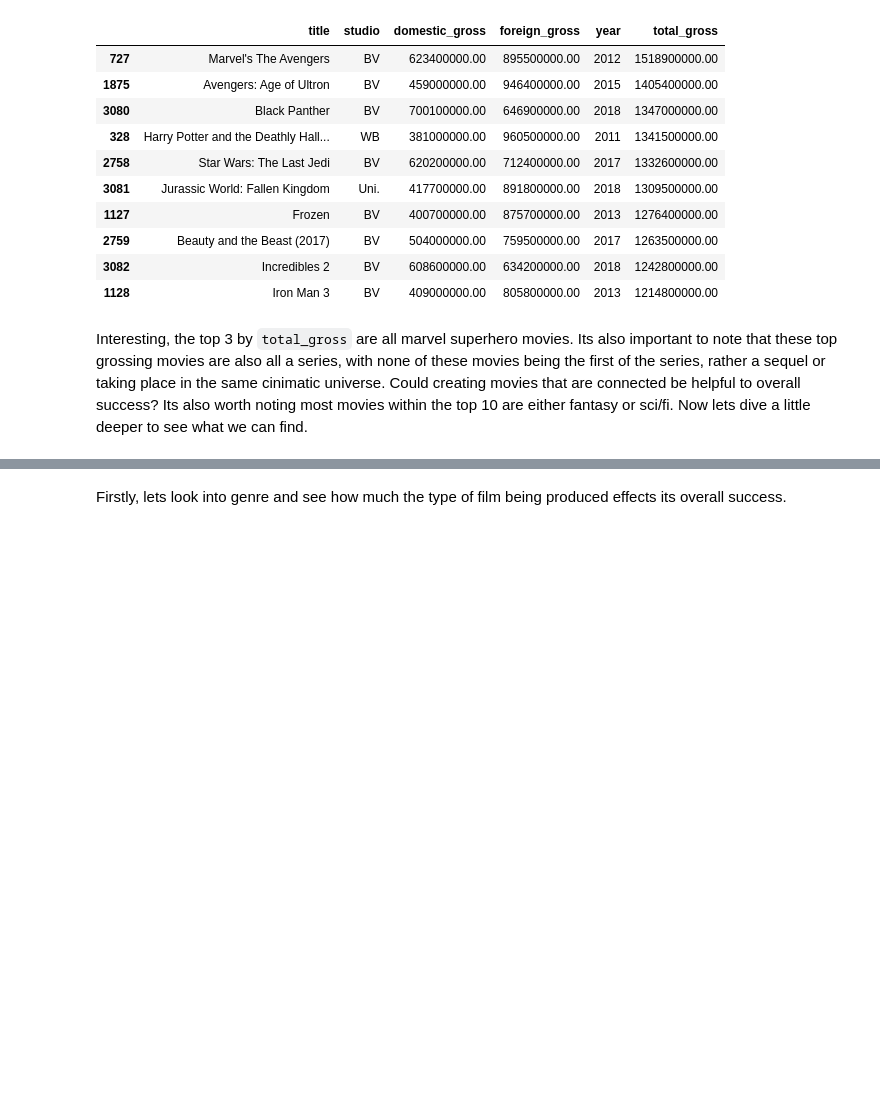
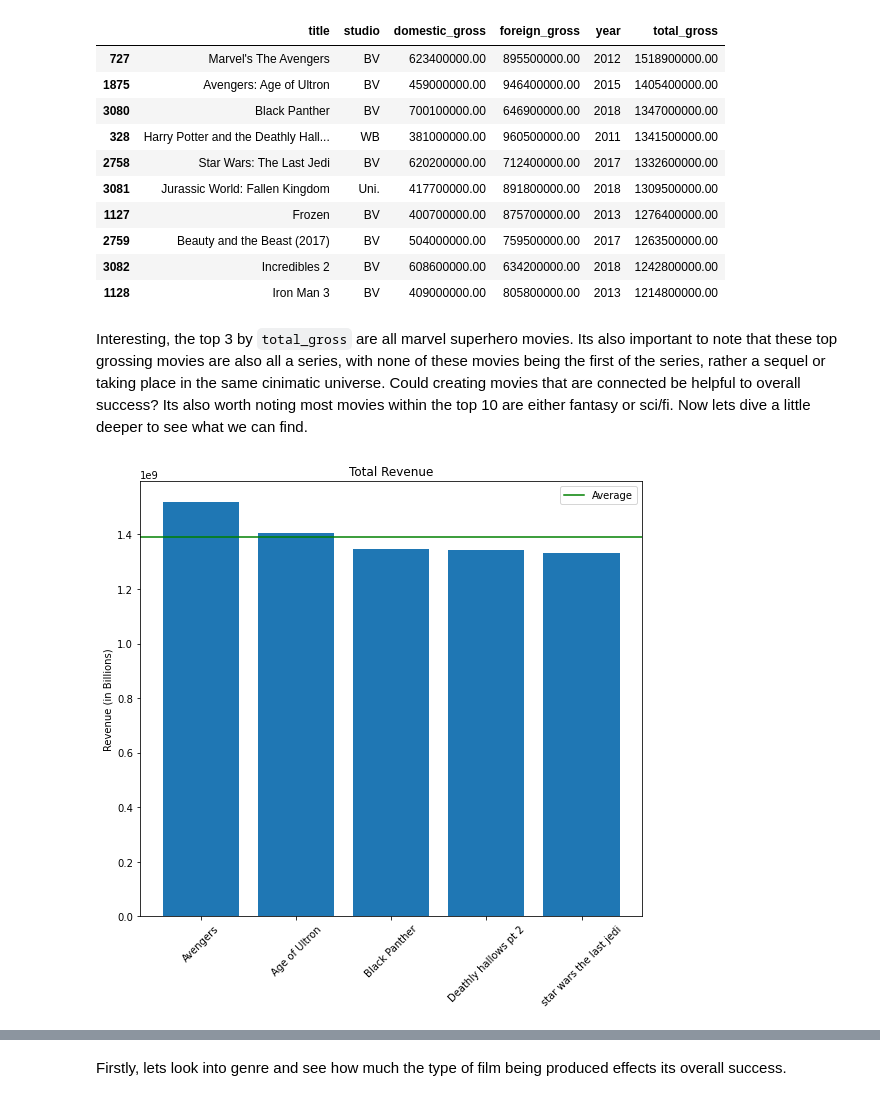
Before and after one commit to Djohnson1313/Phase_2_Project, a Jupyter notebook: Phase.1.project.notebook.ipynb, the cells around one changed output, grey strips where cells are left out. Cells and saved outputs as stored; diff of their text form; code cells hidden in the pictures; blank space fills up the shorter version.

```diff
--- a/Phase.1.project.notebook.ipynb
+++ b/Phase.1.project.notebook.ipynb
@@ -211,3 +234,19 @@ df.sort_values(by = 'total_gross', ascending = False).head(10)
 | 1128 | Iron Man 3 | BV | 409000000.00 | 805800000.00 | 2013 | 1214800000.00 |
 # %% [markdown]
 Interesting, the top 3 by `total_gross` are all marvel superhero movies. Its also important to note that these top grossing movies are also all a series, with none of these movies being the first of the series, rather a sequel or taking place in the same cinimatic universe. Could creating movies that are connected be helpful to overall success? Its also worth noting most movies within the top 10 are either fantasy or sci/fi. Now lets dive a little deeper to see what we can find.
+# %%
+fig, ax = plt.subplots(figsize = (9,8))
+
+height = [1518900000.0, 1405400000.0, 1347000000.0, 1341500000.0, 1332600000.0]
+x = range(len(height))
+labels = ['Avengers', 'Age of Ultron', 'Black Panther', 'Deathly hallows pt 2', 'star wars the last jedi']
+height_mean = round(sum(height) / len(height))
+ax.axhline(height_mean, color = 'green')
+ax.bar(x, height, tick_label = labels)
+ax.set_title('Total Revenue')
+ax.set_ylabel('Revenue (in Billions)')
+ax.set_xticklabels(labels, rotation = 45)
+plt.legend(['Average'])
+plt.show();
+# %% [output]
+[figure, added]
```
Also changed, not shown: parts of 16 cells of this notebook.
